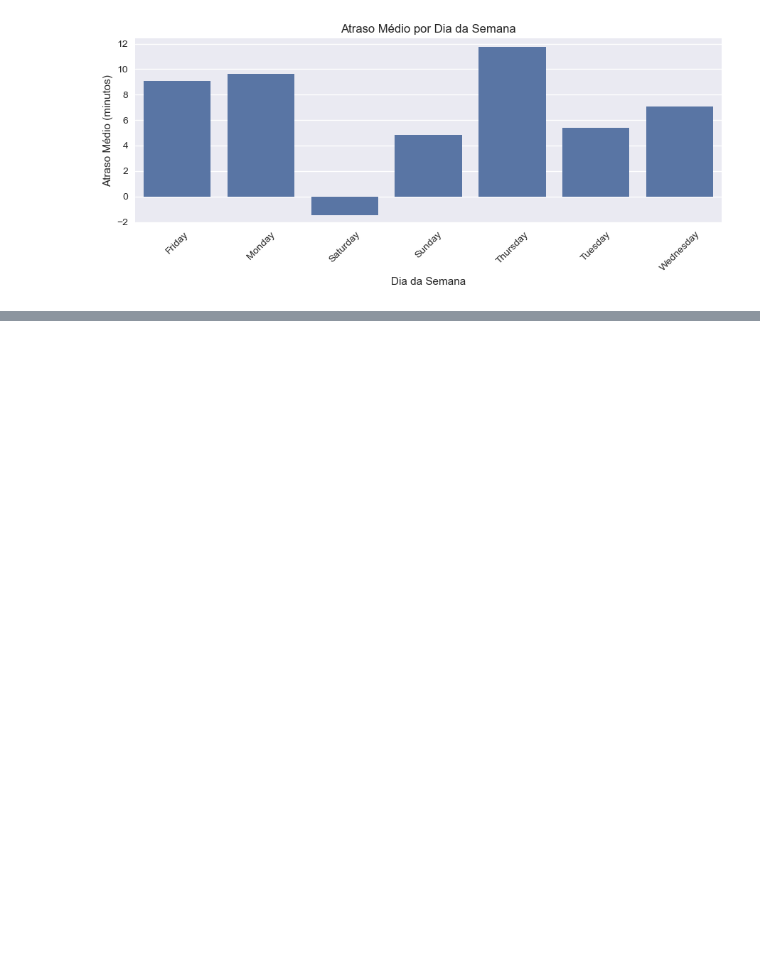
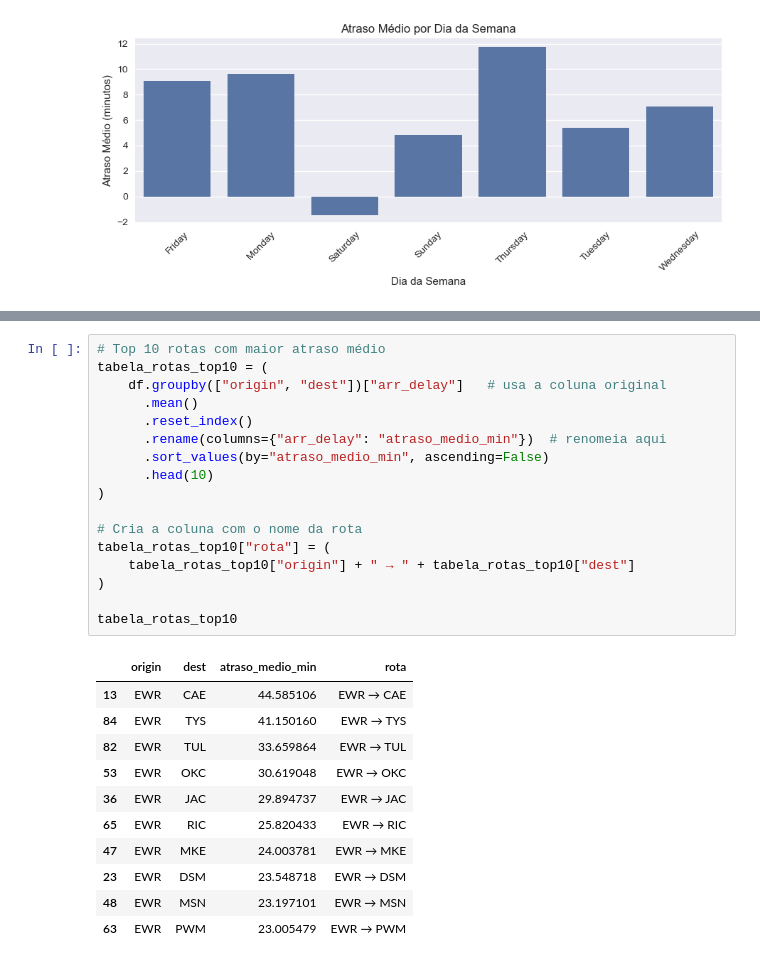
Before and after one commit to DouglasSouza89/analise-atrasos-voos, a Jupyter notebook: analise_atrasos_voos.ipynb, the cells around one changed output, grey strips where cells are left out. Drawn from its saved outputs; the diff is of its cells as text; blank space fills up the shorter version.

```diff
--- a/analise_atrasos_voos.ipynb
+++ b/analise_atrasos_voos.ipynb
@@ -337,0 +379,29 @@ plt.show()
+# %%
+# Top 10 rotas com maior atraso médio
+tabela_rotas_top10 = (
+    df.groupby(["origin", "dest"])["arr_delay"]   # usa a coluna original
+      .mean()
+      .reset_index()
+      .rename(columns={"arr_delay": "atraso_medio_min"})  # renomeia aqui
+      .sort_values(by="atraso_medio_min", ascending=False)
+      .head(10)
+)
+
+# Cria a coluna com o nome da rota
+tabela_rotas_top10["rota"] = (
+    tabela_rotas_top10["origin"] + " → " + tabela_rotas_top10["dest"]
+)
+
+tabela_rotas_top10
+# %% [output]
+|  | origin | dest | atraso_medio_min | rota |
+| 13 | EWR | CAE | 44.585106 | EWR → CAE |
+| 84 | EWR | TYS | 41.150160 | EWR → TYS |
+| 82 | EWR | TUL | 33.659864 | EWR → TUL |
+| 53 | EWR | OKC | 30.619048 | EWR → OKC |
+| 36 | EWR | JAC | 29.894737 | EWR → JAC |
+| 65 | EWR | RIC | 25.820433 | EWR → RIC |
+| 47 | EWR | MKE | 24.003781 | EWR → MKE |
+| 23 | EWR | DSM | 23.548718 | EWR → DSM |
+| 48 | EWR | MSN | 23.197101 | EWR → MSN |
+| 63 | EWR | PWM | 23.005479 | EWR → PWM |
```
Also changed, not shown: parts of 16 cells of this notebook, 4 other files.
